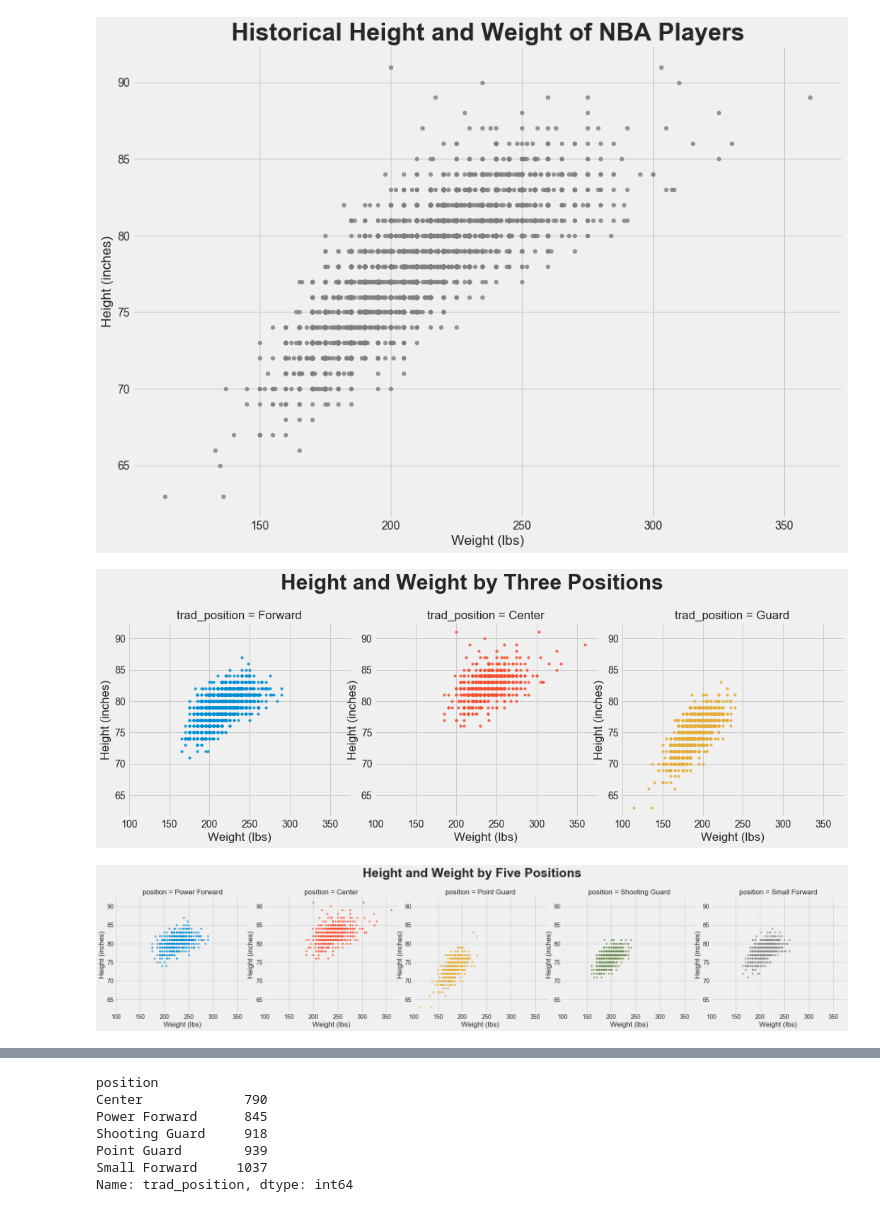
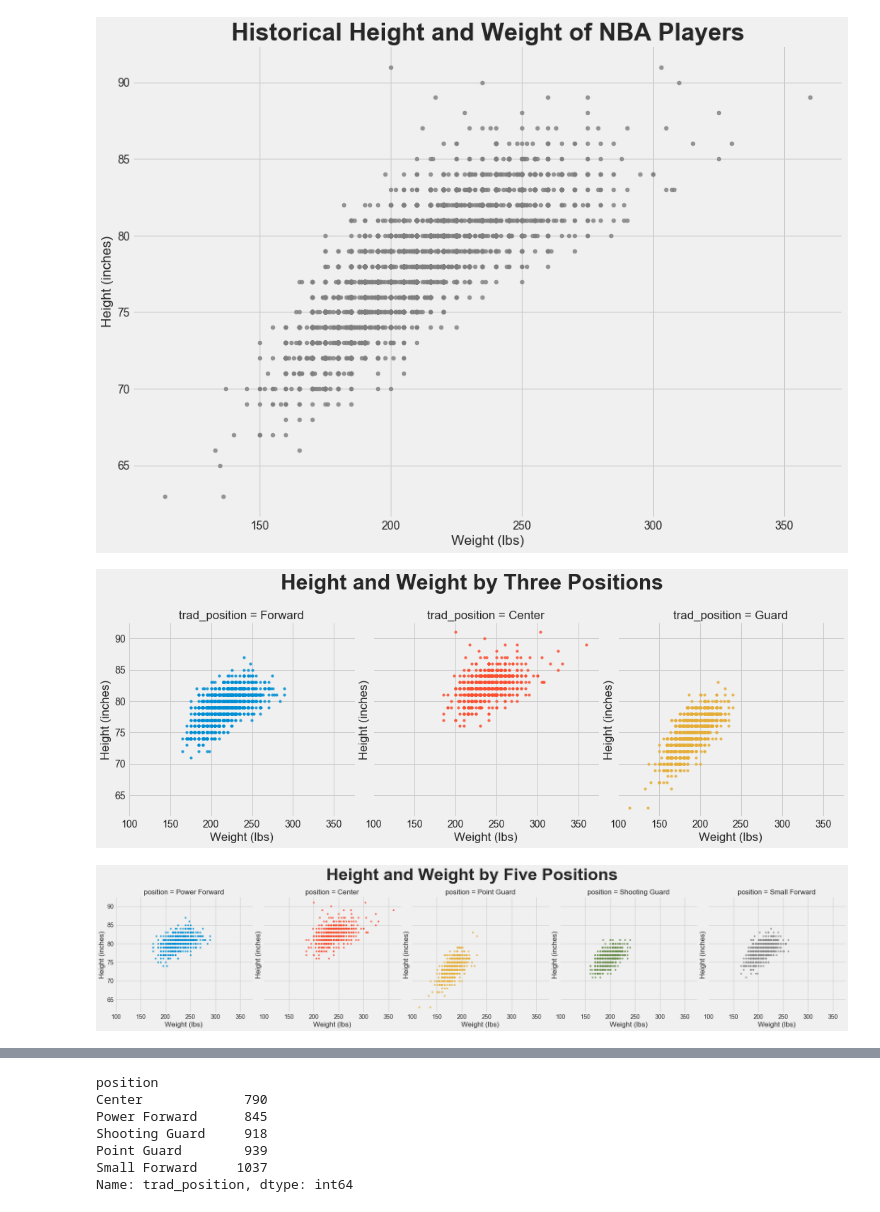
Before and after one commit to ymericson/NBA-player-info, a Jupyter notebook: NBA Positions.ipynb, the cells around one changed output, grey strips where cells are left out. Saved outputs shown, nothing was run; the diff lists cells and outputs as text; code cells hidden in the pictures.

```diff
--- a/NBA Positions.ipynb
+++ b/NBA Positions.ipynb
@@ -46,28 +48,27 @@ plt.savefig('all-graphs/height_weight.png')
 # %%
 plt.style.use('fivethirtyeight')
 
+three_order = ['Guard', 'Forward', 'Center']
 ax = sns.lmplot(x="weight", y="height_inches", data=players,
                col='trad_position', hue='trad_position',
                x_jitter=.1, fit_reg=False, scatter_kws={"s": 10})
 
 ax.set(xlabel='Weight (lbs)', ylabel='Height (inches)')
+plt.suptitle('Height and Weight by Three Positions', fontsize=30, fontweight="bold", y=1.1)
 
-hw_subtitle = plt.suptitle('Height and Weight by Three Positions', fontsize=30, fontweight="bold", y=1.1)
-
-plt.savefig('all-graphs/height_weight_3pos.png', bbox_inches='tight',bbox_extra_artists=[hw_subtitle])
+plt.savefig('all-graphs/height_weight_3pos.png', bbox_inches='tight')
 # %% [output]
-[figure, old version]
+[figure, new version]
 # %%
 plt.style.use('fivethirtyeight')
 
 ax = sns.lmplot(x="weight", y="height_inches", data=players,
                col='position', hue='position',
                x_jitter=.1, fit_reg=False, scatter_kws={"s": 10})
 
 ax.set(xlabel='Weight (lbs)', ylabel='Height (inches)')
+plt.suptitle('Height and Weight by Five Positions', fontsize=40, fontweight="bold", y=1.1)
 
-hw_subtitle = plt.suptitle('Height and Weight by Five Positions', fontsize=30, fontweight="bold", y=1.1)
-
-plt.savefig('all-graphs/height_weight_5pos.png', bbox_inches='tight',bbox_extra_artists=[hw_subtitle])
+plt.savefig('all-graphs/height_weight_5pos.png', bbox_inches='tight')
 # %% [output]
-[figure, old version]
+[figure, new version]
```
Also changed, not shown: parts of 24 cells of this notebook, 13 other files.
